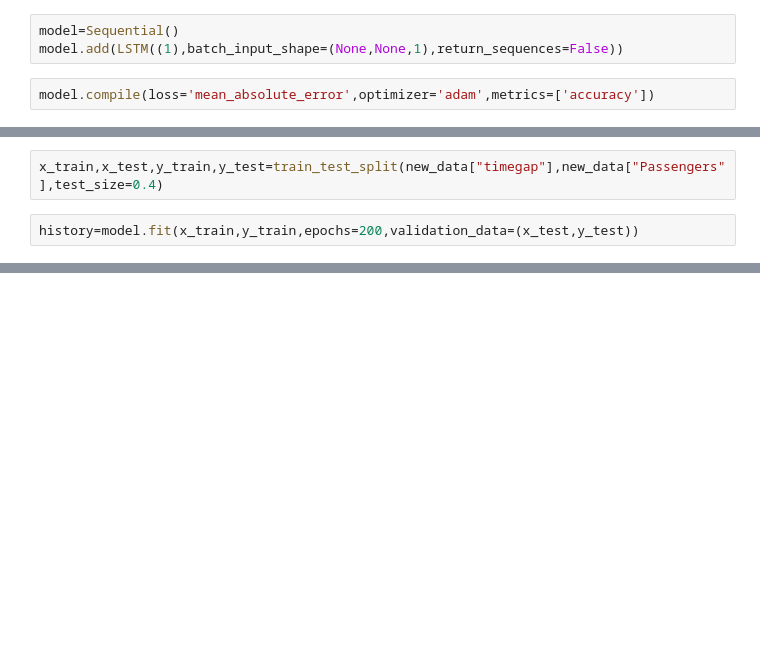
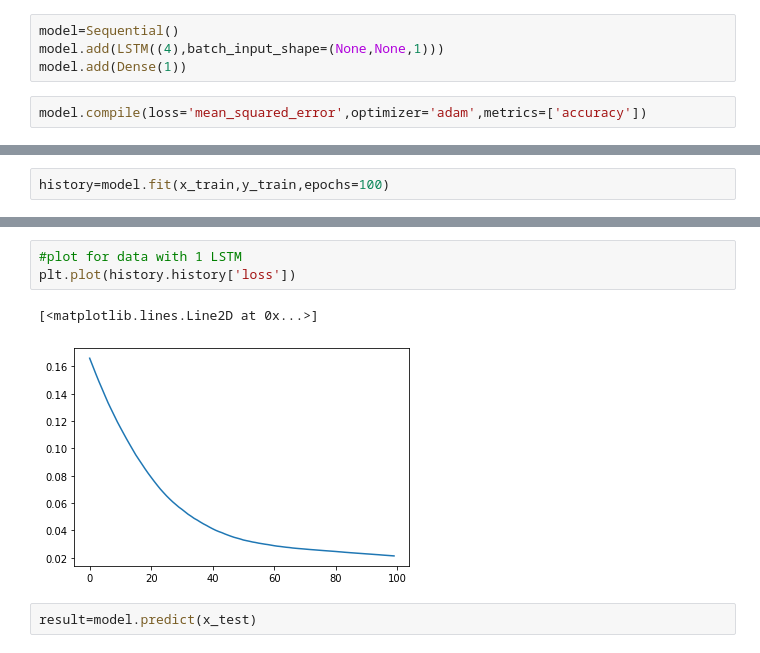
Before and after one commit to VAIBHAVCES/AIRLINE-DATASET-RNN, a Jupyter notebook: airline.ipynb, the cells around one changed output, grey strips where cells are left out. Drawn from its saved outputs; the diff is of its cells as text; blank space fills up the shorter version.

```diff
--- a/airline.ipynb
+++ b/airline.ipynb
@@ -45,8 +76,9 @@ plt.plot(timegap,data["Passengers"])
 # %%
 model=Sequential()
-model.add(LSTM((1),batch_input_shape=(None,None,1),return_sequences=False))
+model.add(LSTM((4),batch_input_shape=(None,None,1)))
+model.add(Dense(1))
 # %%
-model.compile(loss='mean_absolute_error',optimizer='adam',metrics=['accuracy'])
+model.compile(loss='mean_squared_error',optimizer='adam',metrics=['accuracy'])
 # %%
 model.summary(
 )
@@ -62,7 +96,5 @@ Trainable params: 12
 Non-trainable params: 0
 _________________________________________________________________
-# %%
-x_train,x_test,y_train,y_test=train_test_split(new_data["timegap"],new_data["Passengers"],test_size=0.4)
 # %%
-history=model.fit(x_train,y_train,epochs=200,validation_data=(x_test,y_test))
+history=model.fit(x_train,y_train,epochs=100)
 # %% [output]
@@ -69,0 +118,8 @@ ValueError: Error when checking input: expected lstm_9_input to have 3 dimension
+# %%
+#plot for data with 1 LSTM
+plt.plot(history.history['loss'])
+# %% [output]
+[<matplotlib.lines.Line2D at 0x...>]
+[figure, added]
+# %%
+result=model.predict(x_test)
```
Also changed, not shown: parts of 19 cells of this notebook, 1 other file.
